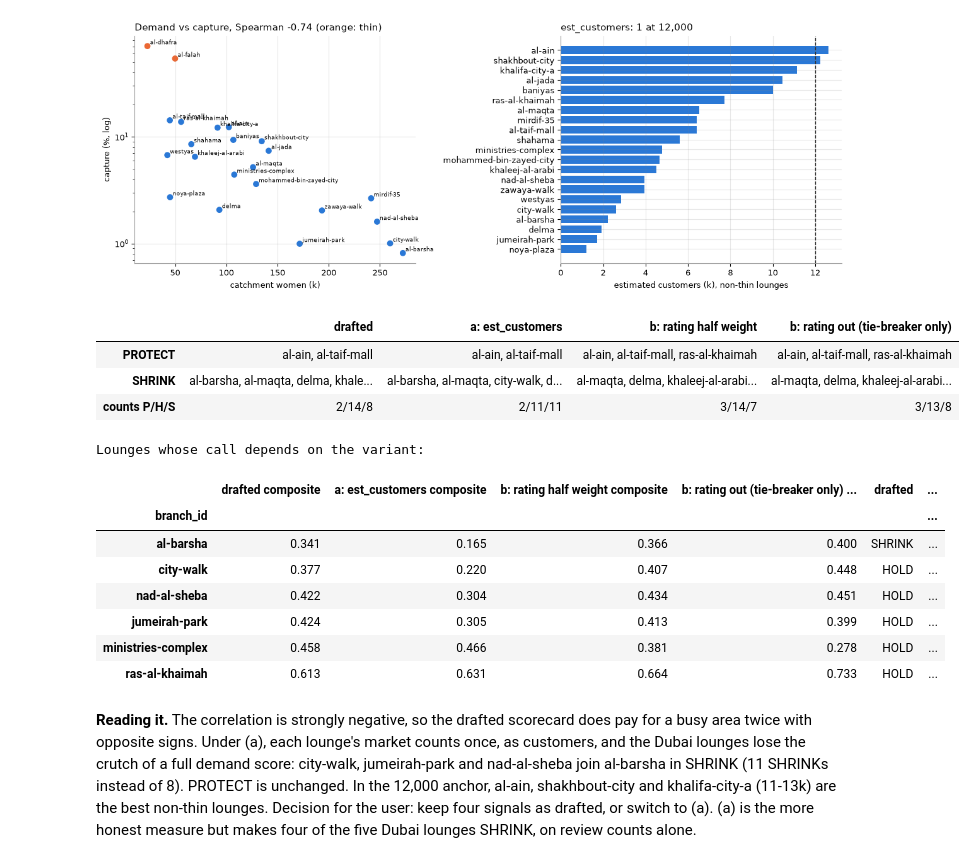
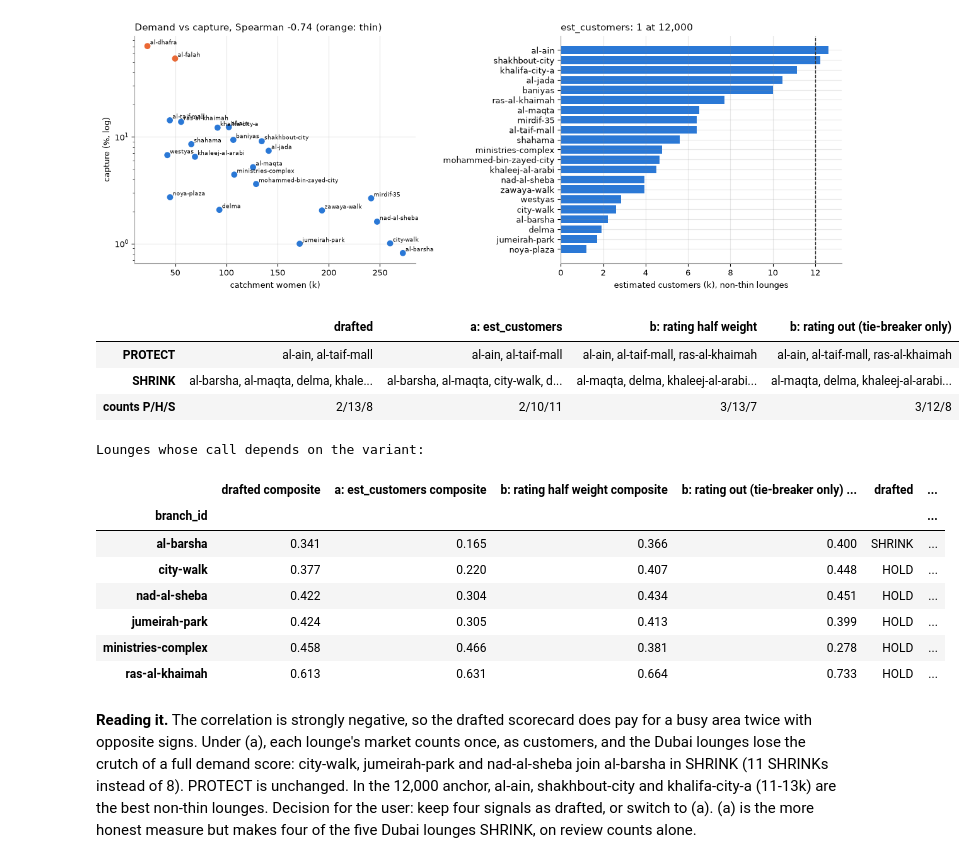
Before and after one commit to thenomadlad/2pz-ai-case-study, a Jupyter notebook: notebooks/decisions.ipynb, the cells around one changed output. Cells and saved outputs as stored; diff of their text form; code cells hidden in the pictures.

```diff
--- a/notebooks/decisions.ipynb
+++ b/notebooks/decisions.ipynb
@@ -246,27 +247,27 @@ thin markets' est_customers (scored neutral, as capture is): {'al-dhafra': 16247
 [figure]
 # %%
 SIG = {s.name: s for s in SIGNALS}
-S = t[["demand", "cannibalisation", "capture", "rating"]].copy()
+S = t.loc[t.action != "NOT SCORED", ["demand", "cannibalisation", "capture", "rating"]].copy()   # airport out
 est = np.where(scored.thin_premium_market, 0.5, (scored.est_customers / EST_BEST).clip(0, 1))
 S["est_customers"] = pd.Series(est, scored.index)
 call = lambda c: np.where(c >= PROTECT_AT, "PROTECT", np.where(c <= SHRINK_AT, "SHRINK", "HOLD"))
 ALT = pd.DataFrame({
     "drafted": S[["demand", "cannibalisation", "capture", "rating"]].mean(axis=1),
     "a: est_customers": S[["est_customers", "cannibalisation", "rating"]].mean(axis=1),
     "b: rating half weight": (S.demand + S.cannibalisation + S.capture + 0.5 * S.rating) / 3.5,
     "b: rating out (tie-breaker only)": S[["demand", "cannibalisation", "capture"]].mean(axis=1)}, index=S.index)
 CALLS = ALT.apply(call)
 lists = pd.DataFrame({c: {a: ", ".join(sorted(CALLS.index[CALLS[c] == a])) or "-" for a in ("PROTECT", "SHRINK")}
                       | {"counts P/H/S": "/".join(str((CALLS[c] == a).sum()) for a in ("PROTECT", "HOLD", "SHRINK"))} for c in CALLS})
 display(lists.style.set_properties(**{"white-space": "pre-wrap", "text-align": "left"}))
 changed = CALLS[CALLS.nunique(axis=1) > 1]
 print("Lounges whose call depends on the variant:")
 pd.concat([ALT.loc[changed.index].round(3).add_suffix(" composite"), changed], axis=1)
 # %% [output]
 |  | drafted | a: est_customers | b: rating half weight | b: rating out (tie-breaker only) |
 | PROTECT | al-ain, al-taif-mall | al-ain, al-taif-mall | al-ain, al-taif-mall, ras-al-khaimah | al-ain, al-taif-mall, ras-al-khaimah |
 | SHRINK | al-barsha, al-maqta, delma, khale... | al-barsha, al-maqta, city-walk, d... | al-maqta, delma, khaleej-al-arabi... | al-maqta, delma, khaleej-al-arabi... |
-| counts P/H/S | 2/14/8 | 2/11/11 | 3/14/7 | 3/13/8 |
+| counts P/H/S | 2/13/8 | 2/10/11 | 3/13/7 | 3/12/8 |
 Lounges whose call depends on the variant:
 |  | drafted composite | a: est_customers composite | b: rating half weight composite | b: rating out (tie-breaker only) ... | drafted | ... |
 | branch_id |  |  |  |  |  | ... |
```
Also changed, not shown: parts of 4 cells of this notebook, 1 other file.
